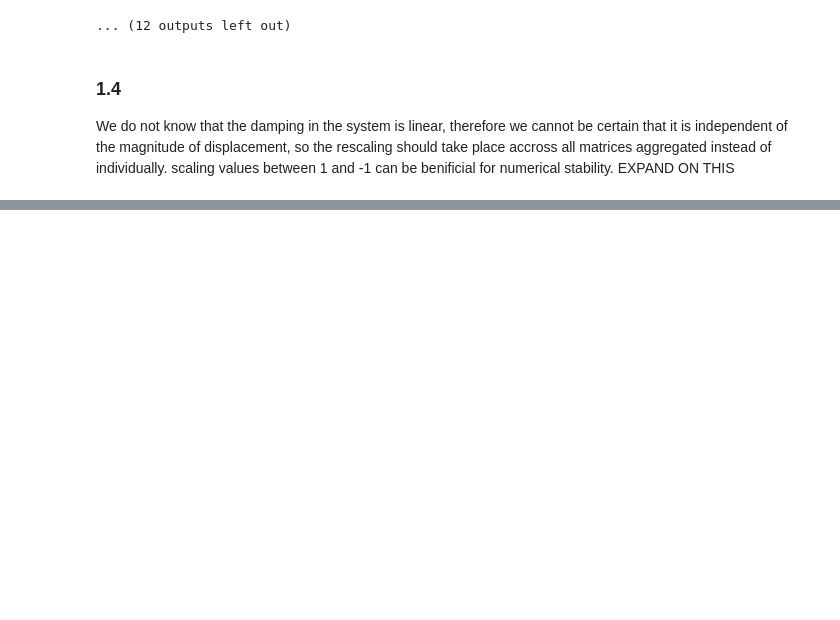
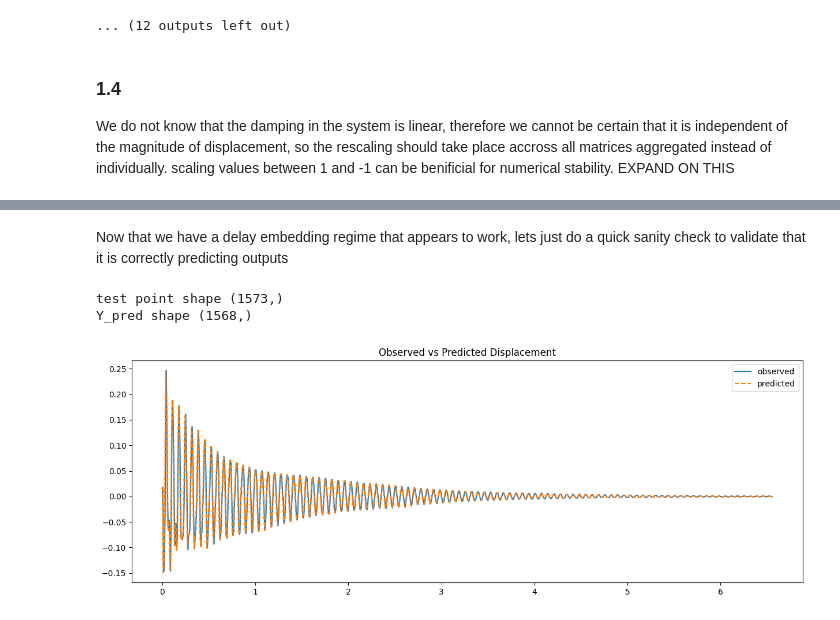
Before and after one commit to ck21706/DDPM_Coursework, a Jupyter notebook: solution_notebook.ipynb, the cells around one changed output, grey strips where cells are left out. Drawn from its saved outputs; the diff is of its cells as text; code cells hidden in the pictures; blank space fills up the shorter version.

Commit message:
Succesfully implemented delay embedding scheme in 1D. i.e. accounting for one of the bolts. Next, to account for all of the bolts

```diff
--- a/solution_notebook.ipynb
+++ b/solution_notebook.ipynb
@@ -159,0 +283,26 @@ We do not know that the damping in the system is linear, therefore we cannot be
+# %%
+def decorrelate(data: np.array, kappa: float = 1e6, verbose: bool = True):
+    """
+    data: np.array, data matrix to decorrelate, row wise
+    """
+    # performing SVD on the correlation matrix
+    cor_mat = data @ data.T
+    U, s_vec, _ = np.linalg.svd(cor_mat, full_matrices=False, hermitian=True) # economy svd and correlation matrix is symmetric
+    # selecting columns of u that satisfy stability condition
+    significant_cols = np.where(s_vec[0] / s_vec < kappa)[0]
+    U = U[:, significant_cols]
+    decorrelated = U.T @ data
+
+    if verbose:
+        print("Decorrelating data: \n")
+        print(" U, S shape: ", U.shape, s_vec.shape, "\n")
+        print(" singular values: ", s_vec, "\n")
+        print(" U shape after filtering: ", U.shape, "\n")
+        print("-----------------------------\n")
+
+    return decorrelated, U
+
+# testing decorrelation
+decorrelated_test, U = decorrelate(test_hankel, kappa=1e6)
+print("decorrelated shape")
+print(decorrelated_test.shape)
@@ -159,0 +406,23 @@ We do not know that the damping in the system is linear, therefore we cannot be
+# %% [markdown]
+Now that we have a delay embedding regime that appears to work, lets just do a quick sanity check to validate that it is correctly predicting outputs
+# %%
+test_point = test_data[0][0, :]
+Y_pred, _ = predict(W, U, test_point, delay=delay)
+
+print("test point shape", test_point.shape)
+print("Y_pred shape", Y_pred.shape)
+
+# setting initial values to zero for plotting
+Y_pred = np.append(Y_pred, np.zeros(delay))
+
+fig, ax = plt.subplots(1, 1, figsize=(15, 5))
+t = get_time_from_frames(test_point.shape[0])
+ax.plot(t, test_point, label='observed')
+ax.plot(t, Y_pred, label='predicted', linestyle='--')
+ax.legend()
+plt.title('Observed vs Predicted Displacement')
+plt.show()
+# %% [output]
+test point shape (1573,)
+Y_pred shape (1568,)
+[figure, added]
```
Also changed, not shown: parts of 17 cells of this notebook.
